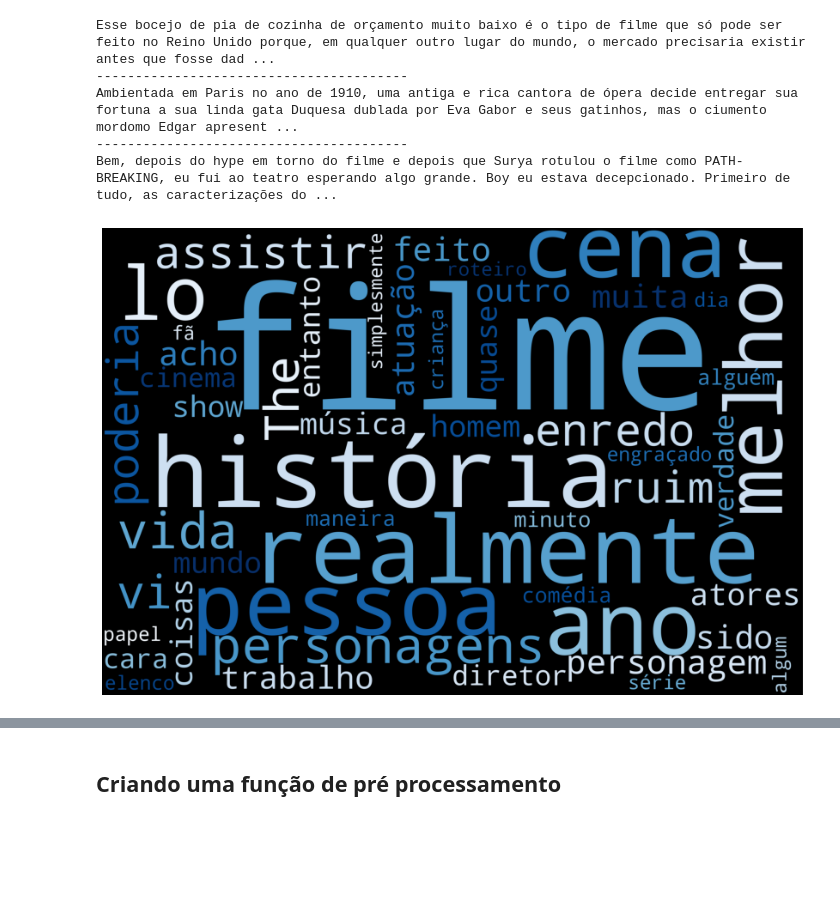
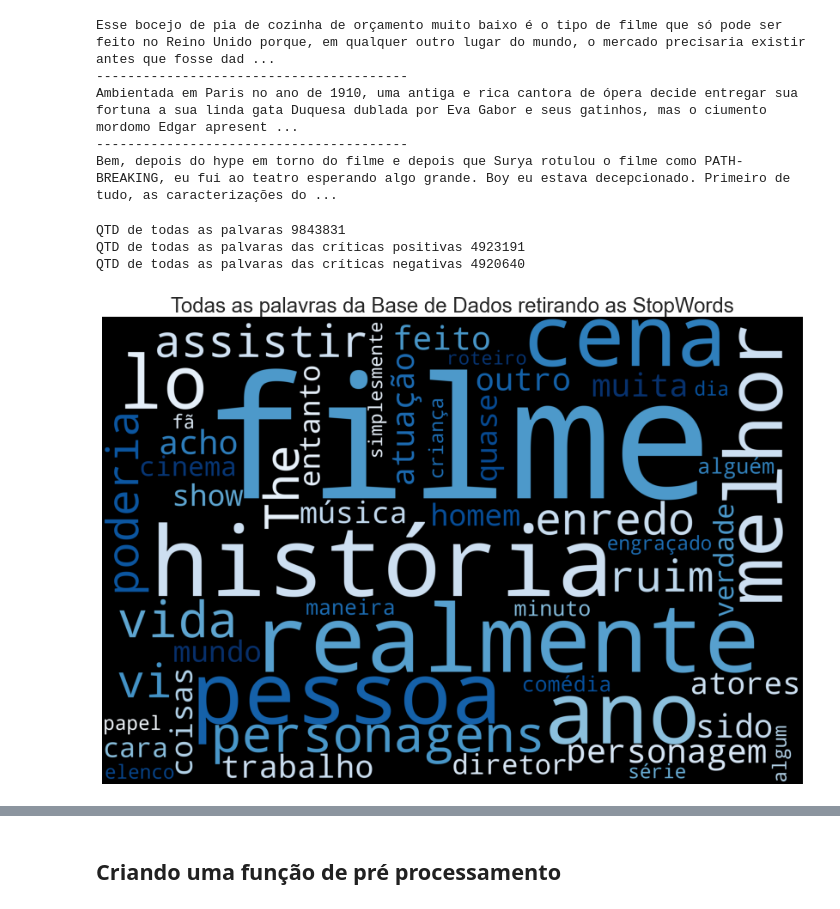
Before and after one commit to hgf777-br/trabalho-final---PLN, a Jupyter notebook: TrabalhoFinal_NLP.ipynb, the cells around one changed output, grey strips where cells are left out. Cells and saved outputs as stored; diff of their text form; code cells hidden in the pictures; blank space fills up the shorter version.

```diff
--- a/TrabalhoFinal_NLP.ipynb
+++ b/TrabalhoFinal_NLP.ipynb
@@ -239,10 +245,19 @@ texto_completo = " ".join([texto for texto in df.texto])
+# %%
+print("QTD de todas as palvaras", len(texto_completo.split()))
+print("QTD de todas as palvaras das críticas positivas", len(texto_completo_pos.split()))
+print("QTD de todas as palvaras das críticas negativas", len(texto_completo_neg.split()))
+# %% [output]
+QTD de todas as palvaras 9843831
+QTD de todas as palvaras das críticas positivas 4923191
+QTD de todas as palvaras das críticas negativas 4920640
 # %%
 # criando uma wordcloud de todas as palavra sem as stopwords
 wordcloud = wd.WordCloud(width = 3000, height = 2000, max_words=50, random_state=42, background_color='black', colormap='Blues', collocations=False, stopwords = stops).generate(texto_completo)
 
 plt.figure(figsize=(20, 10))
+plt.title("Todas as palavras da Base de Dados retirando as StopWords", fontdict={'fontsize':24})
 plt.imshow(wordcloud)
 plt.axis("off");
 plt.show()
 # %% [output]
-[figure, old version]
+[figure, new version]
```
Also changed, not shown: parts of 49 cells of this notebook, 1 other file.
